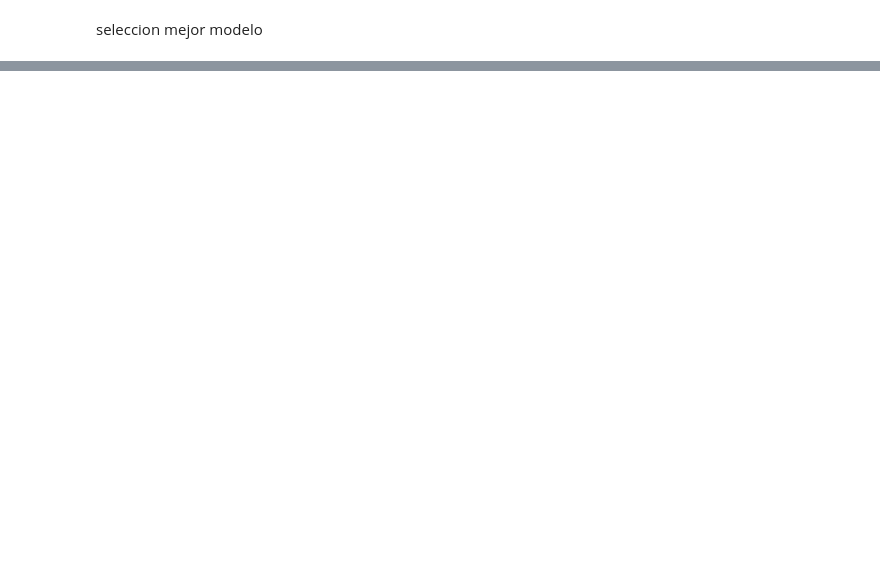
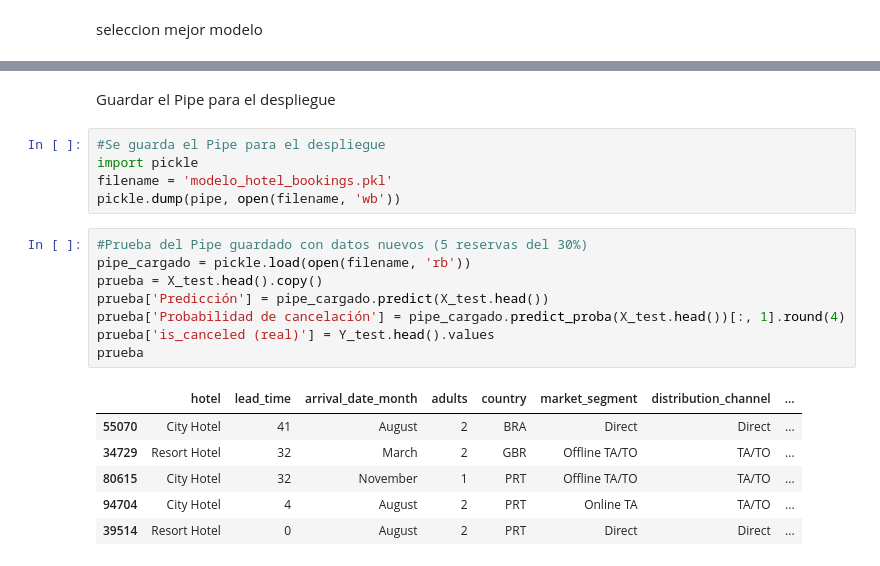
Before and after one commit to nickmen1201/mineria_proyecto_final_2026_20, a Jupyter notebook: 2_Modelos_hotel_bookings.ipynb, the cells around one changed output, grey strips where cells are left out. Saved outputs shown, nothing was run; the diff lists cells and outputs as text; blank space fills up the shorter version.

```diff
--- a/2_Modelos_hotel_bookings.ipynb
+++ b/2_Modelos_hotel_bookings.ipynb
@@ -641,0 +747,22 @@ medidas.T.sort_values('f1 de la CV', ascending=False)
+# %% [markdown]
+Guardar el Pipe para el despliegue
+# %%
+#Se guarda el Pipe para el despliegue
+import pickle
+filename = 'modelo_hotel_bookings.pkl'
+pickle.dump(pipe, open(filename, 'wb'))
+# %%
+#Prueba del Pipe guardado con datos nuevos (5 reservas del 30%)
+pipe_cargado = pickle.load(open(filename, 'rb'))
+prueba = X_test.head().copy()
+prueba['Predicción'] = pipe_cargado.predict(X_test.head())
+prueba['Probabilidad de cancelación'] = pipe_cargado.predict_proba(X_test.head())[:, 1].round(4)
+prueba['is_canceled (real)'] = Y_test.head().values
+prueba
+# %% [output]
+|  | hotel | lead_time | arrival_date_month | adults | country | market_segment | distribution_channel | ... |
+| 55070 | City Hotel | 41 | August | 2 | BRA | Direct | Direct | ... |
+| 34729 | Resort Hotel | 32 | March | 2 | GBR | Offline TA/TO | TA/TO | ... |
+| 80615 | City Hotel | 32 | November | 1 | PRT | Offline TA/TO | TA/TO | ... |
+| 94704 | City Hotel | 4 | August | 2 | PRT | Online TA | TA/TO | ... |
+| 39514 | Resort Hotel | 0 | August | 2 | PRT | Direct | Direct | ... |
```
Also changed, not shown: parts of 34 cells of this notebook, 3 other files.
